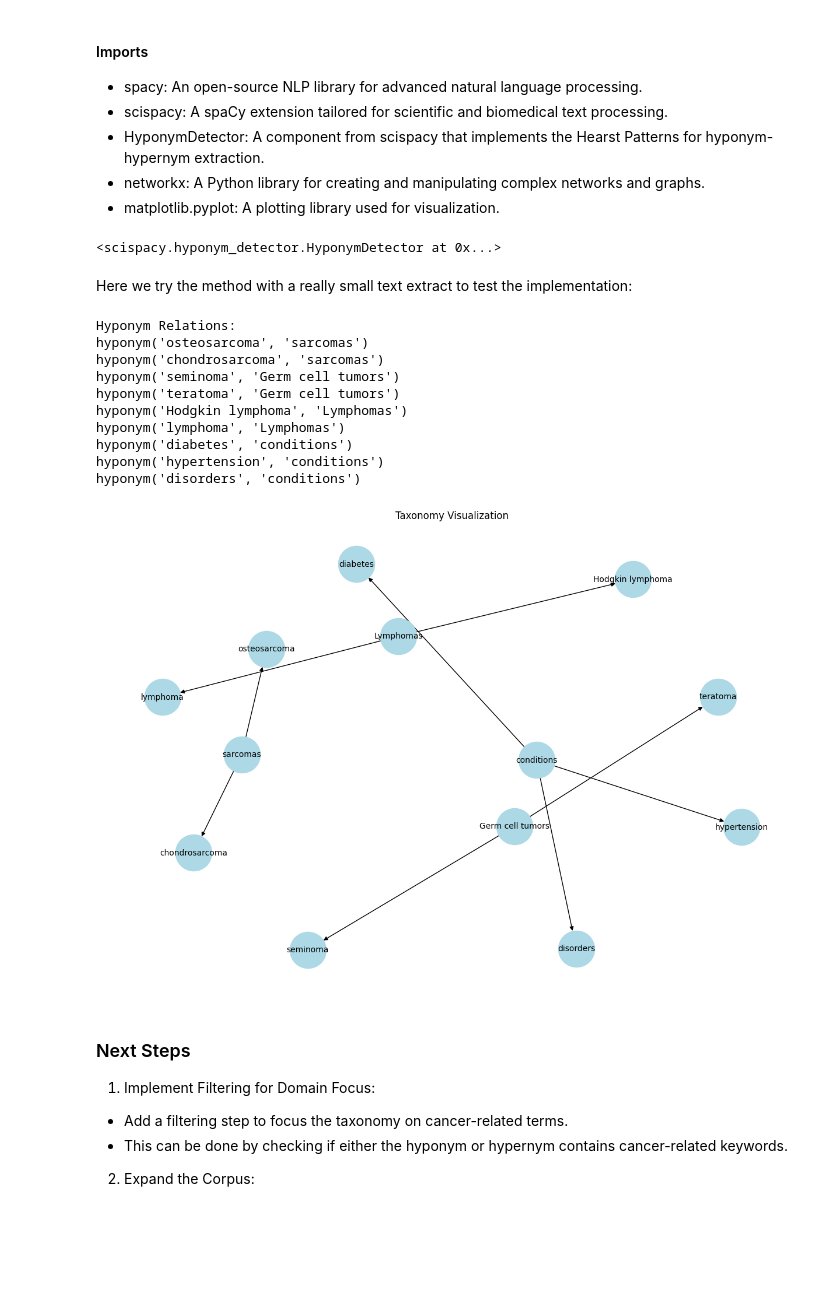
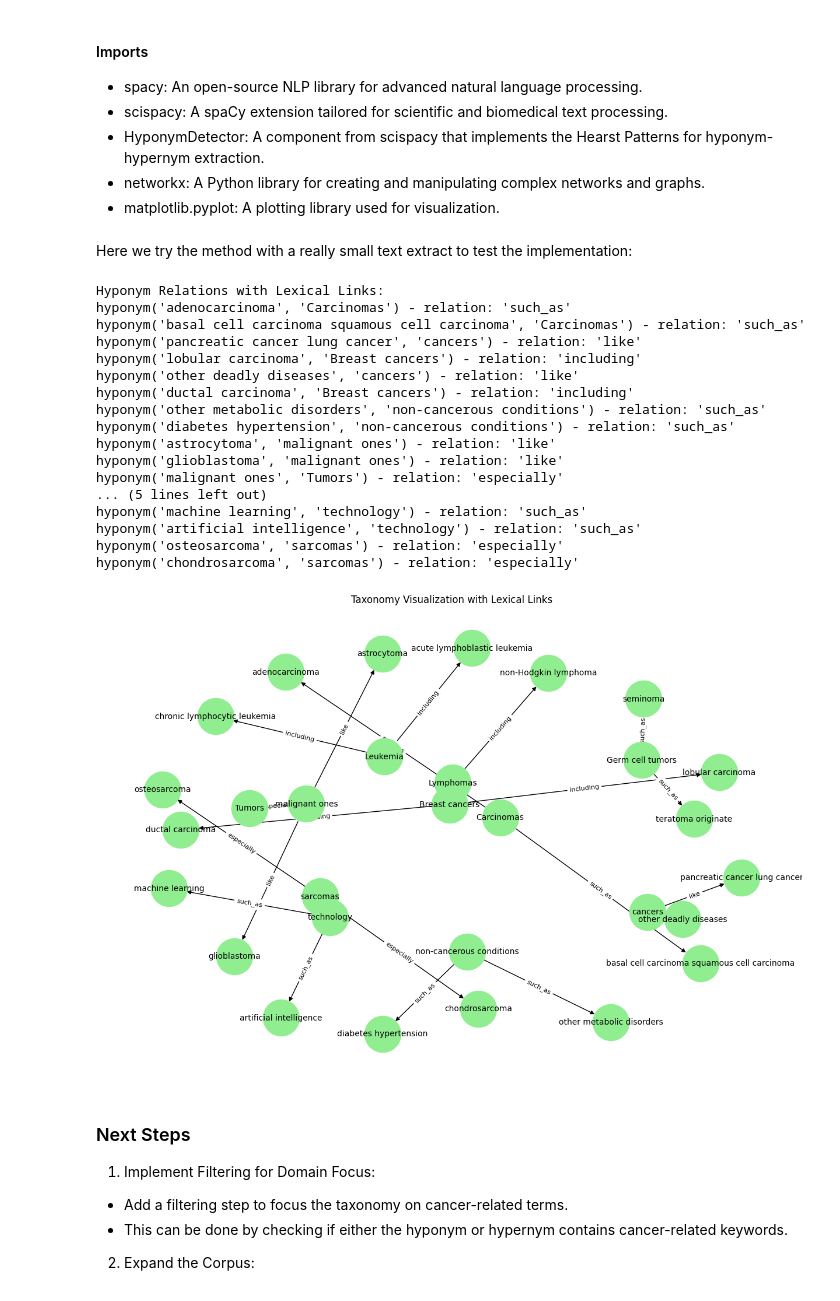
Before and after one commit to mariatager/master_thesis, a Jupyter notebook: symbolic_method.ipynb, the cells around one changed output. Cells and saved outputs as stored; diff of their text form; code cells hidden in the pictures; blank space fills up the shorter version.

Commit message:
Hearst method

```diff
--- a/symbolic_method.ipynb
+++ b/symbolic_method.ipynb
@@ -26,6 +26,4 @@ import matplotlib.pyplot as plt
 # %%
 # Load the spaCy model and add the HyponymDetector to the pipeline
 nlp = spacy.load("en_core_sci_sm")
-nlp.add_pipe("hyponym_detector", last=True, config={"extended": False})  # Use extended=True for more patterns
+#nlp.add_pipe("hyponym_detector", last=True, config={"extended": True})  # Use extended=True for more patterns
-# %% [output]
-<scispacy.hyponym_detector.HyponymDetector at 0x...>
@@ -32,34 +169,18 @@ nlp.add_pipe("hyponym_detector", last=True, config={"extended": False})  # Use e
 # %%
 
-def extract_hyponyms(text):
-    """
-    Extract hyponym-hypernym pairs from the text using the HyponymDetector.
-    """
-    hyponyms = []
-    doc = nlp(text)
-    # The Hearst patterns are stored in the doc._.hearst_patterns attribute
-    for pattern in doc._.hearst_patterns:
-        relation_rule, hypernym, hyponym = pattern
-        hyponyms.append((hyponym.text, hypernym.text))
-    return hyponyms
-
 def build_taxonomy(hyponym_relations):
-    """
-    Build a directed graph representing the taxonomy.
-    """
     G = nx.DiGraph()
-    for hyponym, hypernym in hyponym_relations:
-        G.add_edge(hypernym, hyponym)
+    for hyponym, hypernym, relation_rule in hyponym_relations:
+        G.add_edge(hypernym, hyponym, relation=relation_rule)
     return G
 
 def visualize_taxonomy(G):
-    """
-    Visualize the taxonomy graph using NetworkX.
-    """
     plt.figure(figsize=(12, 8))
     pos = nx.spring_layout(G, k=0.5)
-    nx.draw(G, pos, with_labels=True, node_size=2000, node_color='lightblue', font_size=10, arrows=True)
-    plt.title('Taxonomy Visualization')
+    nx.draw(G, pos, with_labels=True, node_size=2000, node_color='lightgreen', font_size=10, arrows=True)
+    edge_labels = nx.get_edge_attributes(G, 'relation')
+    nx.draw_networkx_edge_labels(G, pos, edge_labels=edge_labels, font_size=8)
+    plt.title('Taxonomy Visualization with Lexical Links')
     plt.show()
 # %% [markdown]
 Here we try the method with a really small text extract to test the implementation:
@@ -81,29 +202,39 @@ Advancements in technology such as artificial intelligence and machine learning
 # %%
 # Extract hyponym relations
 hyponym_relations = extract_hyponyms(text)
 
+# Filter hyponyms to keep only the longest ones
+hyponym_relations_filtered = filter_relations(hyponym_relations)
+
 # Build the taxonomy graph
-G = build_taxonomy(hyponym_relations)
+G = build_taxonomy(hyponym_relations_filtered)
 
-# Print the hyponym relations
-print("Hyponym Relations:")
-for hyponym, hypernym in hyponym_relations:
-    print(f"hyponym('{hyponym}', '{hypernym}')")
+# Print the hyponym relations with their lexical links
+print("Hyponym Relations with Lexical Links:")
+for hyponym, hypernym, relation_rule in hyponym_relations_filtered:
+    print(f"hyponym('{hyponym}', '{hypernym}') - relation: '{relation_rule}'")
 
-# Visualize the taxonomy
+# Visualize the taxonomy with lexical links
 visualize_taxonomy(G)
 # %% [output]
-Hyponym Relations:
-hyponym('osteosarcoma', 'sarcomas')
-hyponym('chondrosarcoma', 'sarcomas')
-hyponym('seminoma', 'Germ cell tumors')
-hyponym('teratoma', 'Germ cell tumors')
-hyponym('Hodgkin lymphoma', 'Lymphomas')
-hyponym('lymphoma', 'Lymphomas')
-hyponym('diabetes', 'conditions')
-hyponym('hypertension', 'conditions')
-hyponym('disorders', 'conditions')
+Hyponym Relations with Lexical Links:
+hyponym('adenocarcinoma', 'Carcinomas') - relation: 'such_as'
+hyponym('basal cell carcinoma squamous cell carcinoma', 'Carcinomas') - relation: 'such_as'
+hyponym('pancreatic cancer lung cancer', 'cancers') - relation: 'like'
+hyponym('lobular carcinoma', 'Breast cancers') - relation: 'including'
+hyponym('other deadly diseases', 'cancers') - relation: 'like'
+hyponym('ductal carcinoma', 'Breast cancers') - relation: 'including'
+hyponym('other metabolic disorders', 'non-cancerous conditions') - relation: 'such_as'
+hyponym('diabetes hypertension', 'non-cancerous conditions') - relation: 'such_as'
+hyponym('astrocytoma', 'malignant ones') - relation: 'like'
+hyponym('glioblastoma', 'malignant ones') - relation: 'like'
+hyponym('malignant ones', 'Tumors') - relation: 'especially'
+... (5 lines left out)
+hyponym('machine learning', 'technology') - relation: 'such_as'
+hyponym('artificial intelligence', 'technology') - relation: 'such_as'
+hyponym('osteosarcoma', 'sarcomas') - relation: 'especially'
+hyponym('chondrosarcoma', 'sarcomas') - relation: 'especially'
-[figure, old version]
+[figure, new version]
 # %% [markdown]
 ### Next Steps
 1. Implement Filtering for Domain Focus:
```
Also changed, not shown: parts of 4 cells of this notebook, 3 other files.
